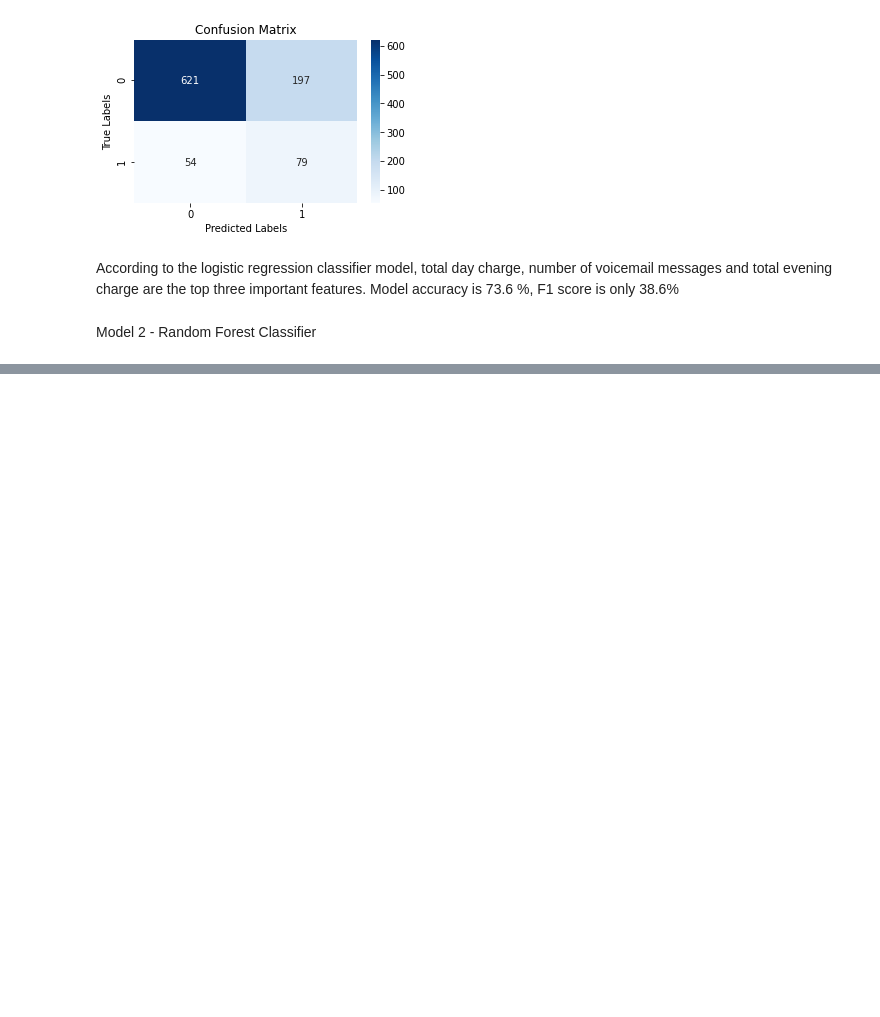
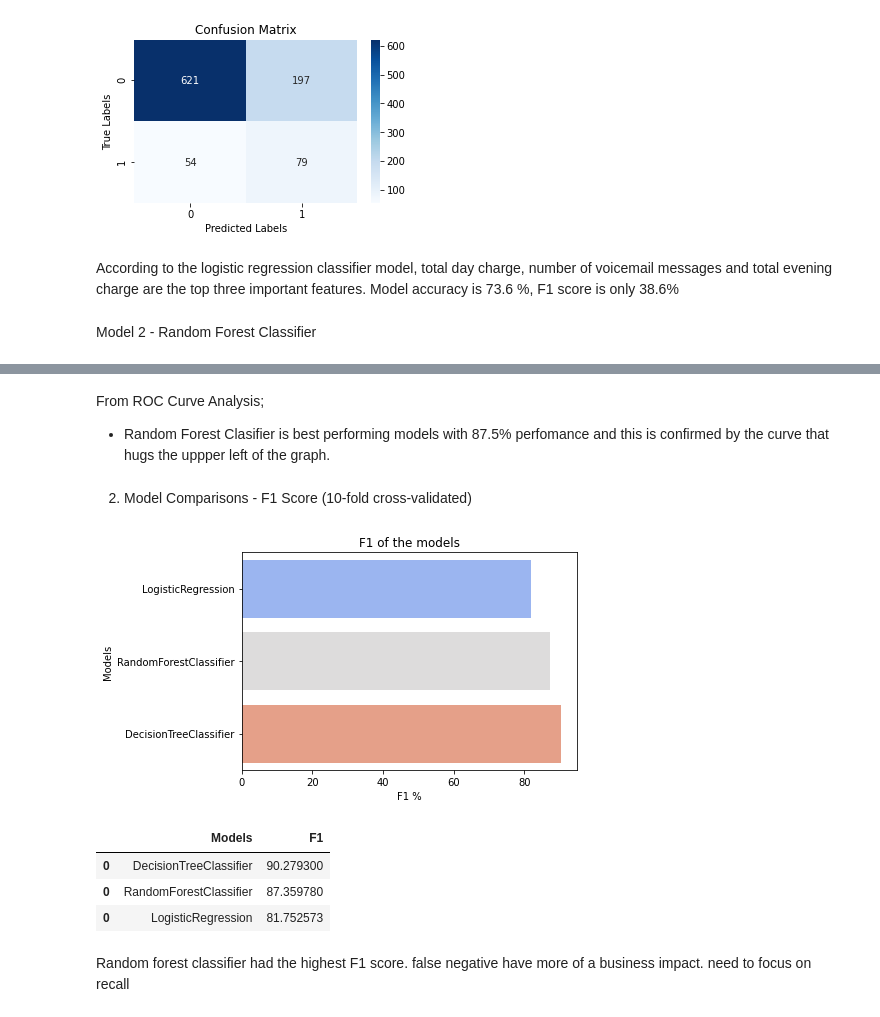
Before and after one commit to jodida01/Telecom-Churn-Prediction, a Jupyter notebook: churn.ipynb, the cells around one changed output, grey strips where cells are left out. Drawn from its saved outputs; the diff is of its cells as text; code cells hidden in the pictures; blank space fills up the shorter version.

```diff
--- a/churn.ipynb
+++ b/churn.ipynb
@@ -538,0 +645,32 @@ Precision score for testing set:  0.52667
+# %% [markdown]
+From ROC Curve Analysis;
+- Random Forest Clasifier is best performing models with 87.5% perfomance and this is confirmed by the curve that hugs the uppper left of the graph.
+# %% [markdown]
+2. Model Comparisons - F1 Score (10-fold cross-validated)
+# %%
+models = [lr,rf_model_final,decision_tree]
+
+result = []
+results = pd.DataFrame(columns= ["Models","F1"])
+
+for model in models:
+    names = model.__class__.__name__
+    y_pred = model.predict(X_test)
+    f1 = cross_val_score(model,X_test,y_test,cv=10,scoring="f1_weighted").mean()
+    result = pd.DataFrame([[names, f1*100]], columns= ["Models","F1"])
+    results = results.append(result)
+
+sns.barplot(x= 'F1', y = 'Models', data=results, palette="coolwarm")
+plt.xlabel('F1 %')
+plt.title('F1 of the models');
+# %% [output]
+[figure, added]
+# %%
+results.sort_values(by="F1",ascending=False)
+# %% [output]
+|  | Models | F1 |
+| 0 | DecisionTreeClassifier | 90.279300 |
+| 0 | RandomForestClassifier | 87.359780 |
+| 0 | LogisticRegression | 81.752573 |
+# %% [markdown]
+Random forest classifier had the highest F1 score. false negative have more of a business impact. need to focus on recall
```
Also changed, not shown: parts of 13 cells of this notebook.
